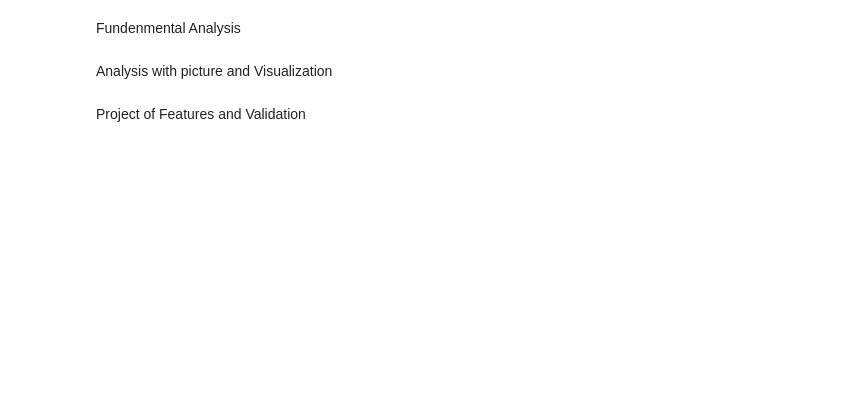
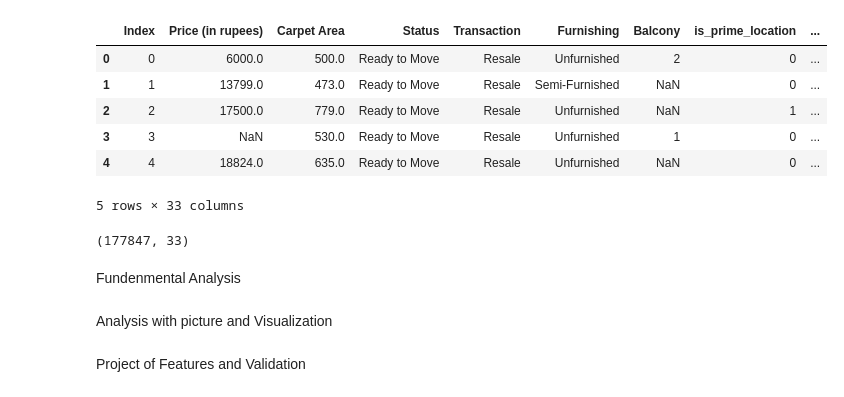
Before and after one commit to St-alpha-hunter/House_price_platform, a Jupyter notebook: notebooks/practice.ipynb, the cells around one changed output. Saved outputs shown, nothing was run; the diff lists cells and outputs as text; code cells hidden in the pictures; blank space fills up the shorter version.

```diff
--- a/notebooks/practice.ipynb
+++ b/notebooks/practice.ipynb
@@ -37,3 +37,17 @@ df_cleaned = pipeline_house_data(df, keywords=KEYWORDS)
+# %%
+df_cleaned.head()
+# %% [output]
+|  | Index | Price (in rupees) | Carpet Area | Status | Transaction | Furnishing | Balcony | is_prime_location | ... |
+| 0 | 0 | 6000.0 | 500.0 | Ready to Move | Resale | Unfurnished | 2 | 0 | ... |
+| 1 | 1 | 13799.0 | 473.0 | Ready to Move | Resale | Semi-Furnished | NaN | 0 | ... |
+| 2 | 2 | 17500.0 | 779.0 | Ready to Move | Resale | Unfurnished | NaN | 1 | ... |
+| 3 | 3 | NaN | 530.0 | Ready to Move | Resale | Unfurnished | 1 | 0 | ... |
+| 4 | 4 | 18824.0 | 635.0 | Ready to Move | Resale | Unfurnished | NaN | 0 | ... |
+5 rows × 33 columns
+# %%
+print(df_cleaned.shape)
+# %% [output]
+(177847, 33)
 # %% [markdown]
 Fundenmental Analysis
 # %% [markdown]
```
Also changed, not shown: parts of 6 cells of this notebook, 4 other files.
